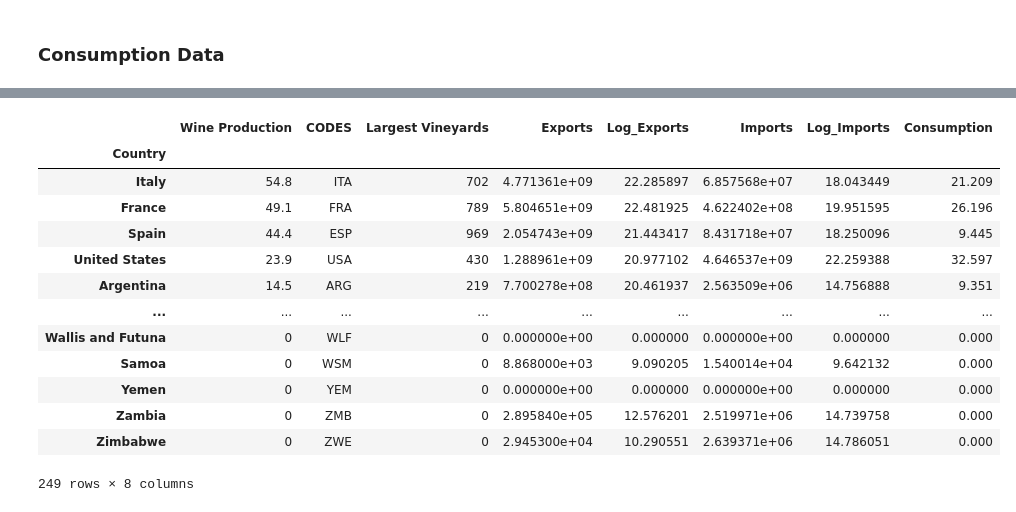
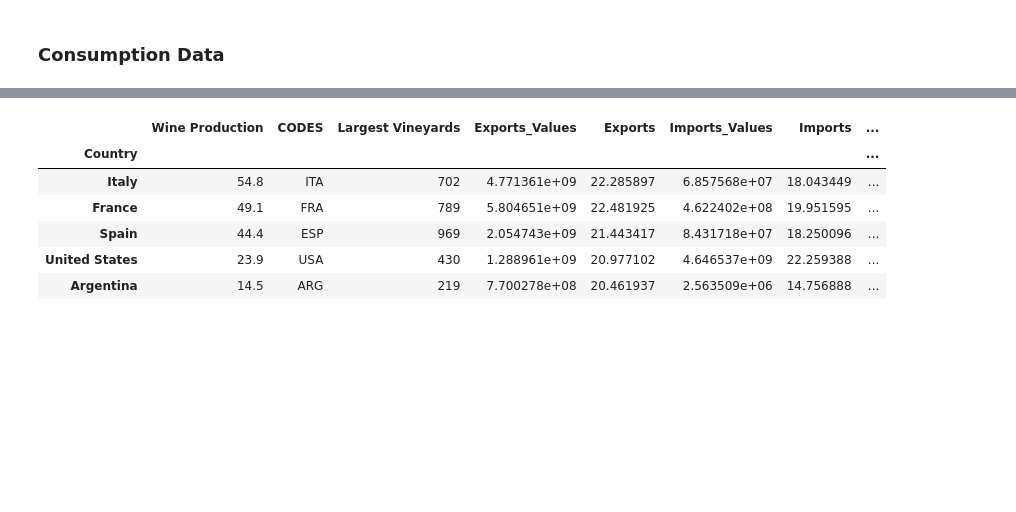
Before and after one commit to SaifeelMomin/PocketSom, a Jupyter notebook: world_wine/wine_regions.ipynb, the cells around one changed output, grey strips where cells are left out. Drawn from its saved outputs; the diff is of its cells as text; code cells hidden in the pictures; blank space fills up the shorter version.

Commit message:
updated code and scale for export/import

```diff
--- a/world_wine/wine_regions.ipynb
+++ b/world_wine/wine_regions.ipynb
@@ -236,11 +185,11 @@ export_values = []
 for e in export_string:
     export_values.append(e.strip().replace(",",""))
 # %%
-export_value_df = pd.Series(export_values).str.strip().rename_axis("index").rename("Exports")
+export_value_df = pd.Series(export_values).str.strip().rename_axis("index").rename("Exports_Values")
 export_value_df = export_value_df.to_frame()
 # %%
 export_df = pd.merge(export_country_df,export_value_df, on="index").set_index("Country")
 export_df = export_df.astype(float)
-export_df["Log_Exports"] = np.log(export_df["Exports"])
-export_df
+export_df["Exports"] = np.log(export_df["Exports_Values"])
+export_df.head()
 # %% [output]
@@ -320,6 +248,6 @@ import_values = []
 for unit in import_string:
     import_values.append(unit.strip().replace(",",""))
 # %%
-import_value_df = pd.Series(import_values).str.strip().rename_axis("index").rename("Imports")
-import_value_df.to_frame()
+import_value_df = pd.Series(import_values).str.strip().rename_axis("index").rename("Imports_Values")
+import_value_df.to_frame().head()
 # %% [output]
@@ -340,6 +261,6 @@ import_value_df.to_frame()
 # %%
 import_df = pd.merge(import_country_df,import_value_df, on="index").set_index("Country")
 import_df = import_df.astype(float)
-import_df["Log_Imports"] = np.log(import_df["Imports"])
-import_df
+import_df["Imports"] = np.log(import_df["Imports_Values"])
+import_df.head()
 # %% [output]
@@ -449,19 +334,12 @@ consumption_df = pd.merge(consumption_country_df,consumption_value_df, on="index
 consumption_df = consumption_df.astype(float)/1000
 # %%
 world_wine_data = pd.merge(world_wine_import, consumption_df, on="Country", how="left").fillna(0)
-world_wine_data
+world_wine_data.head()
 # %% [output]
-|  | Wine Production | CODES | Largest Vineyards | Exports | Log_Exports | Imports | Log_Imports | Consumption |
-| Country |  |  |  |  |  |  |  |  |
-| Italy | 54.8 | ITA | 702 | 4.771361e+09 | 22.285897 | 6.857568e+07 | 18.043449 | 21.209 |
-| France | 49.1 | FRA | 789 | 5.804651e+09 | 22.481925 | 4.622402e+08 | 19.951595 | 26.196 |
-| Spain | 44.4 | ESP | 969 | 2.054743e+09 | 21.443417 | 8.431718e+07 | 18.250096 | 9.445 |
-| United States | 23.9 | USA | 430 | 1.288961e+09 | 20.977102 | 4.646537e+09 | 22.259388 | 32.597 |
-| Argentina | 14.5 | ARG | 219 | 7.700278e+08 | 20.461937 | 2.563509e+06 | 14.756888 | 9.351 |
-| ... | ... | ... | ... | ... | ... | ... | ... | ... |
-| Wallis and Futuna | 0 | WLF | 0 | 0.000000e+00 | 0.000000 | 0.000000e+00 | 0.000000 | 0.000 |
-| Samoa | 0 | WSM | 0 | 8.868000e+03 | 9.090205 | 1.540014e+04 | 9.642132 | 0.000 |
-| Yemen | 0 | YEM | 0 | 0.000000e+00 | 0.000000 | 0.000000e+00 | 0.000000 | 0.000 |
-| Zambia | 0 | ZMB | 0 | 2.895840e+05 | 12.576201 | 2.519971e+06 | 14.739758 | 0.000 |
-| Zimbabwe | 0 | ZWE | 0 | 2.945300e+04 | 10.290551 | 2.639371e+06 | 14.786051 | 0.000 |
+|  | Wine Production | CODES | Largest Vineyards | Exports_Values | Exports | Imports_Values | Imports | ... |
+| Country |  |  |  |  |  |  |  | ... |
+| Italy | 54.8 | ITA | 702 | 4.771361e+09 | 22.285897 | 6.857568e+07 | 18.043449 | ... |
+| France | 49.1 | FRA | 789 | 5.804651e+09 | 22.481925 | 4.622402e+08 | 19.951595 | ... |
+| Spain | 44.4 | ESP | 969 | 2.054743e+09 | 21.443417 | 8.431718e+07 | 18.250096 | ... |
+| United States | 23.9 | USA | 430 | 1.288961e+09 | 20.977102 | 4.646537e+09 | 22.259388 | ... |
+| Argentina | 14.5 | ARG | 219 | 7.700278e+08 | 20.461937 | 2.563509e+06 | 14.756888 | ... |
-249 rows × 8 columns
```
Also changed, not shown: parts of 18 cells of this notebook, 4 other files.
